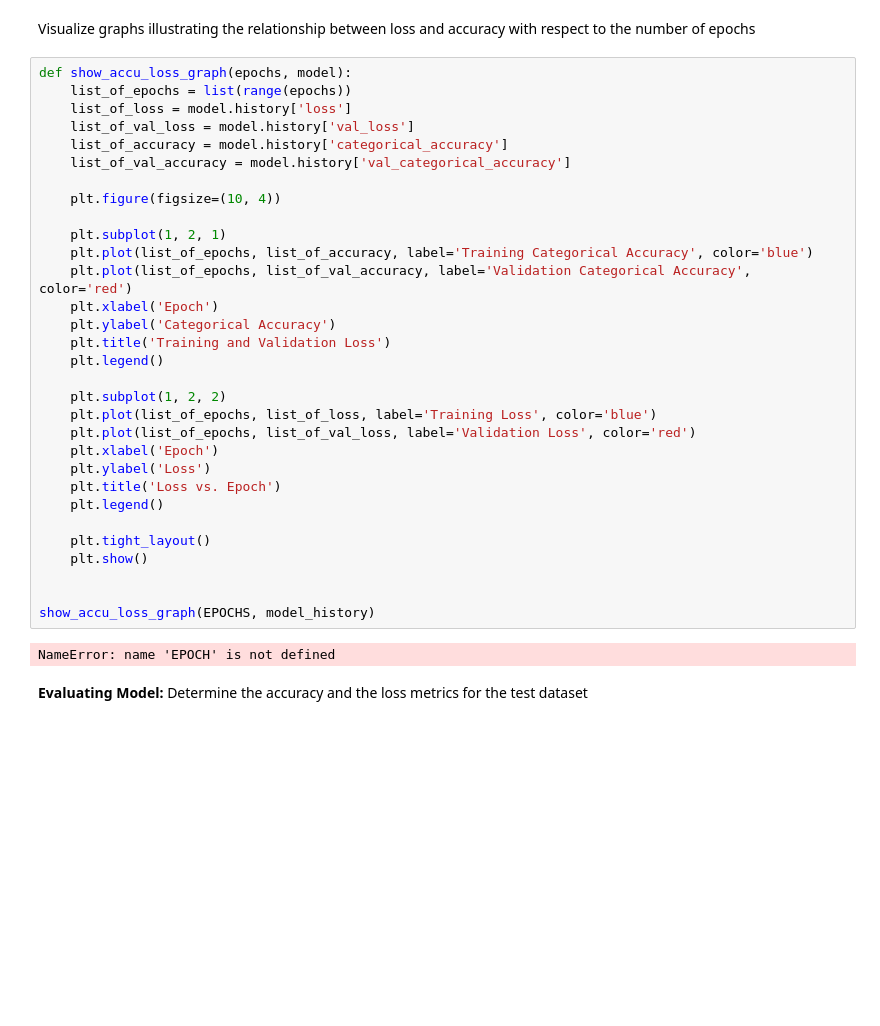
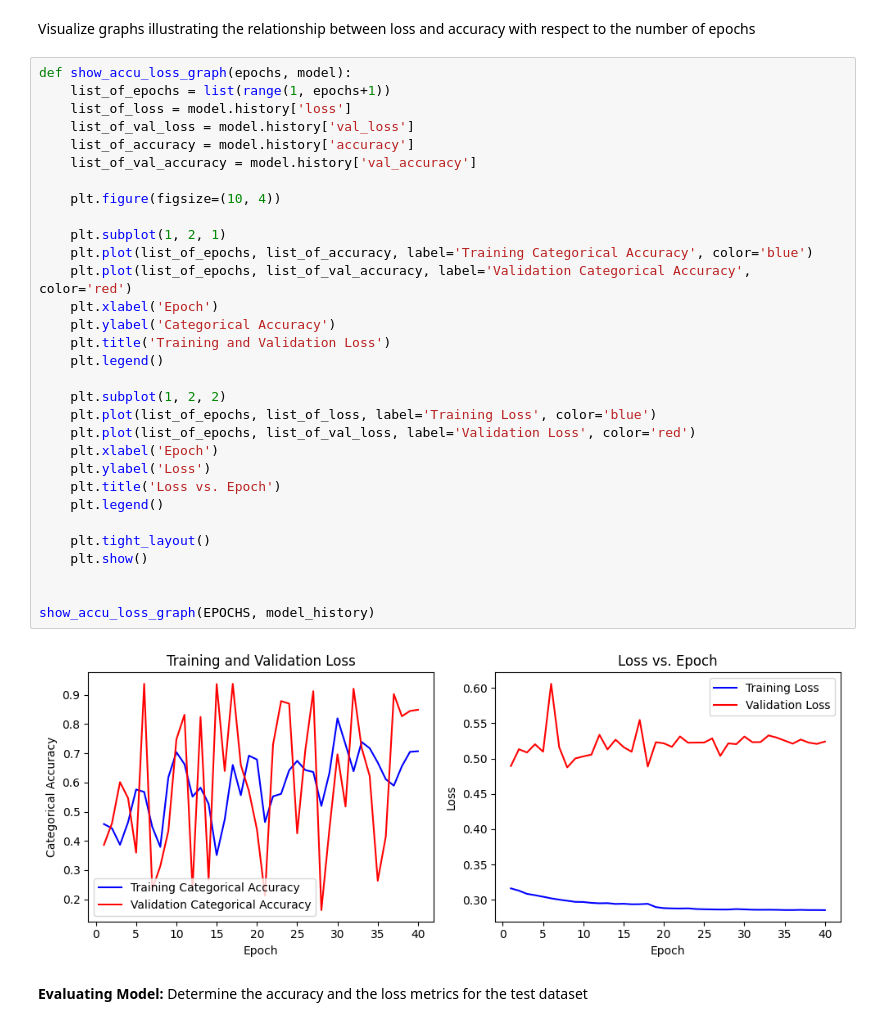
Before and after one commit to abccastro/Heart-Disease-Prediction, a Jupyter notebook: Heart Disease Prediction.ipynb, the cells around one changed output. Drawn from its saved outputs; the diff is of its cells as text; blank space fills up the shorter version.

```diff
--- a/Heart Disease Prediction.ipynb
+++ b/Heart Disease Prediction.ipynb
@@ -1308,37 +1312,37 @@ Epoch 40/40
 Visualize graphs illustrating the relationship between loss and accuracy with respect to the number of epochs
 # %%
 def show_accu_loss_graph(epochs, model):
-    list_of_epochs = list(range(epochs))
+    list_of_epochs = list(range(1, epochs+1))
     list_of_loss = model.history['loss']
     list_of_val_loss = model.history['val_loss']
-    list_of_accuracy = model.history['categorical_accuracy']
-    list_of_val_accuracy = model.history['val_categorical_accuracy']
+    list_of_accuracy = model.history['accuracy']
+    list_of_val_accuracy = model.history['val_accuracy']
 
     plt.figure(figsize=(10, 4))
 
     plt.subplot(1, 2, 1)
     plt.plot(list_of_epochs, list_of_accuracy, label='Training Categorical Accuracy', color='blue')
     plt.plot(list_of_epochs, list_of_val_accuracy, label='Validation Categorical Accuracy', color='red')
     plt.xlabel('Epoch')
     plt.ylabel('Categorical Accuracy')
     plt.title('Training and Validation Loss')
     plt.legend()
 
     plt.subplot(1, 2, 2)
     plt.plot(list_of_epochs, list_of_loss, label='Training Loss', color='blue')
     plt.plot(list_of_epochs, list_of_val_loss, label='Validation Loss', color='red')
     plt.xlabel('Epoch')
     plt.ylabel('Loss')
     plt.title('Loss vs. Epoch')
     plt.legend()
 
     plt.tight_layout()
     plt.show()
 
 
 show_accu_loss_graph(EPOCHS, model_history)
 # %% [output]
-NameError: name 'EPOCH' is not defined
+[figure, added]
 # %% [markdown]
 __Evaluating Model:__ Determine the accuracy and the loss metrics for the test dataset
 # %%
```
Also changed, not shown: parts of 27 cells of this notebook.
